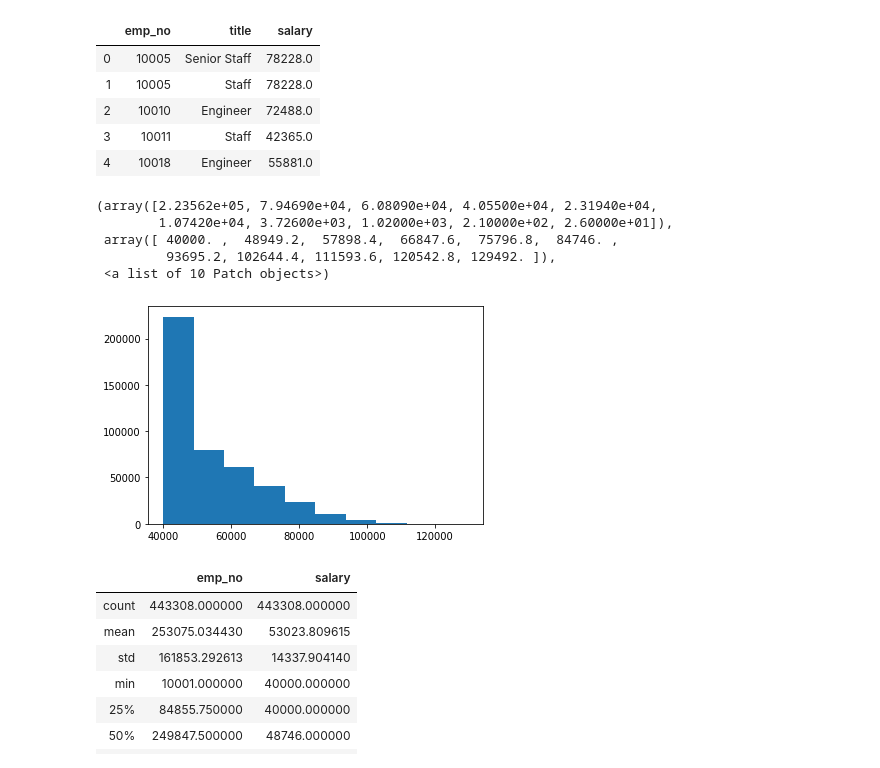
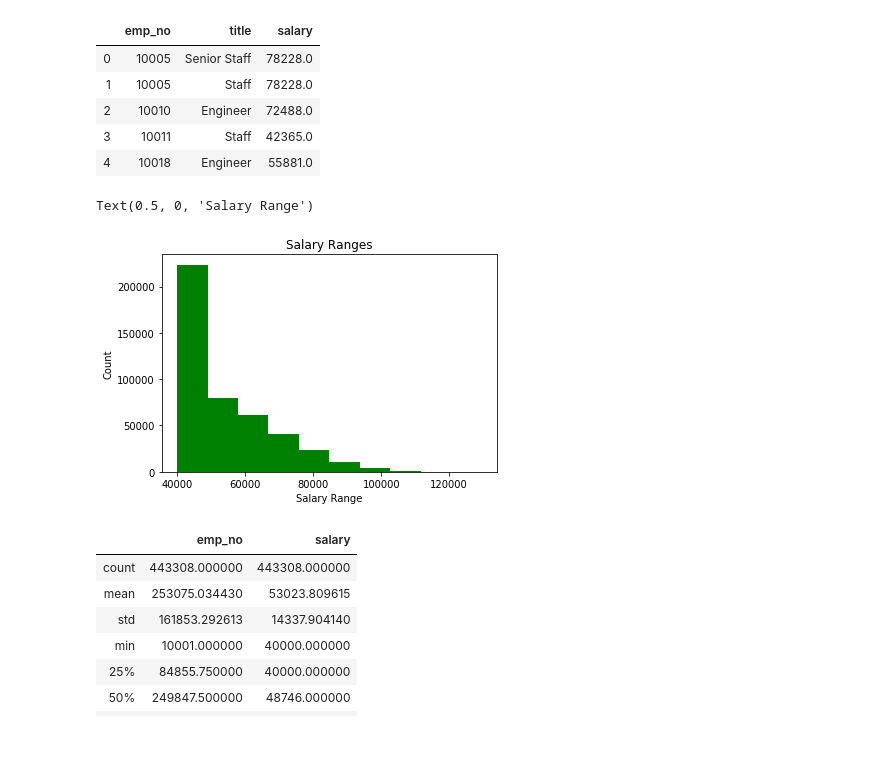
Before and after one commit to JonRinko/sql-challenge, a Jupyter notebook: SQL-challenge.ipynb, the cells around one changed output. Cells and saved outputs as stored; diff of their text form; code cells hidden in the pictures; blank space fills up the shorter version.

```diff
--- a/SQL-challenge.ipynb
+++ b/SQL-challenge.ipynb
@@ -61,14 +61,13 @@ salaries.head()
 | 3 | 10011 | Staff | 42365.0 |
 | 4 | 10018 | Engineer | 55881.0 |
 # %%
-plt.hist(salaries['salary'], bins = 10)
+plt.hist(salaries['salary'], bins = 10, color ='green')
+plt.title("Salary Ranges")
+plt.ylabel("Count")
+plt.xlabel('Salary Range')
 # %% [output]
-(array([2.23562e+05, 7.94690e+04, 6.08090e+04, 4.05500e+04, 2.31940e+04,
-        1.07420e+04, 3.72600e+03, 1.02000e+03, 2.10000e+02, 2.60000e+01]),
- array([ 40000. ,  48949.2,  57898.4,  66847.6,  75796.8,  84746. ,
-         93695.2, 102644.4, 111593.6, 120542.8, 129492. ]),
- <a list of 10 Patch objects>)
+Text(0.5, 0, 'Salary Range')
-[figure, old version]
+[figure, new version]
 # %%
 salaries.describe()
 # %% [output]
```
Also changed, not shown: parts of 1 cell of this notebook, 1 other file.
